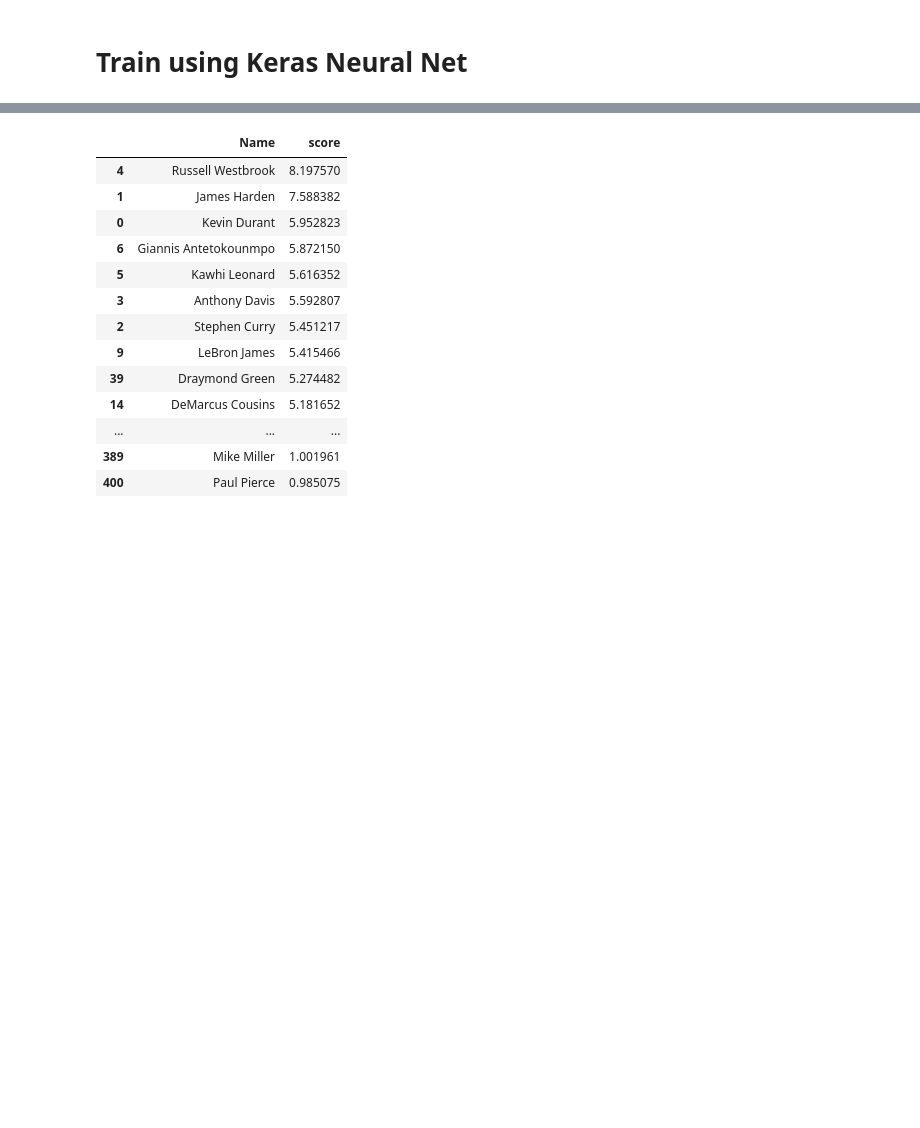
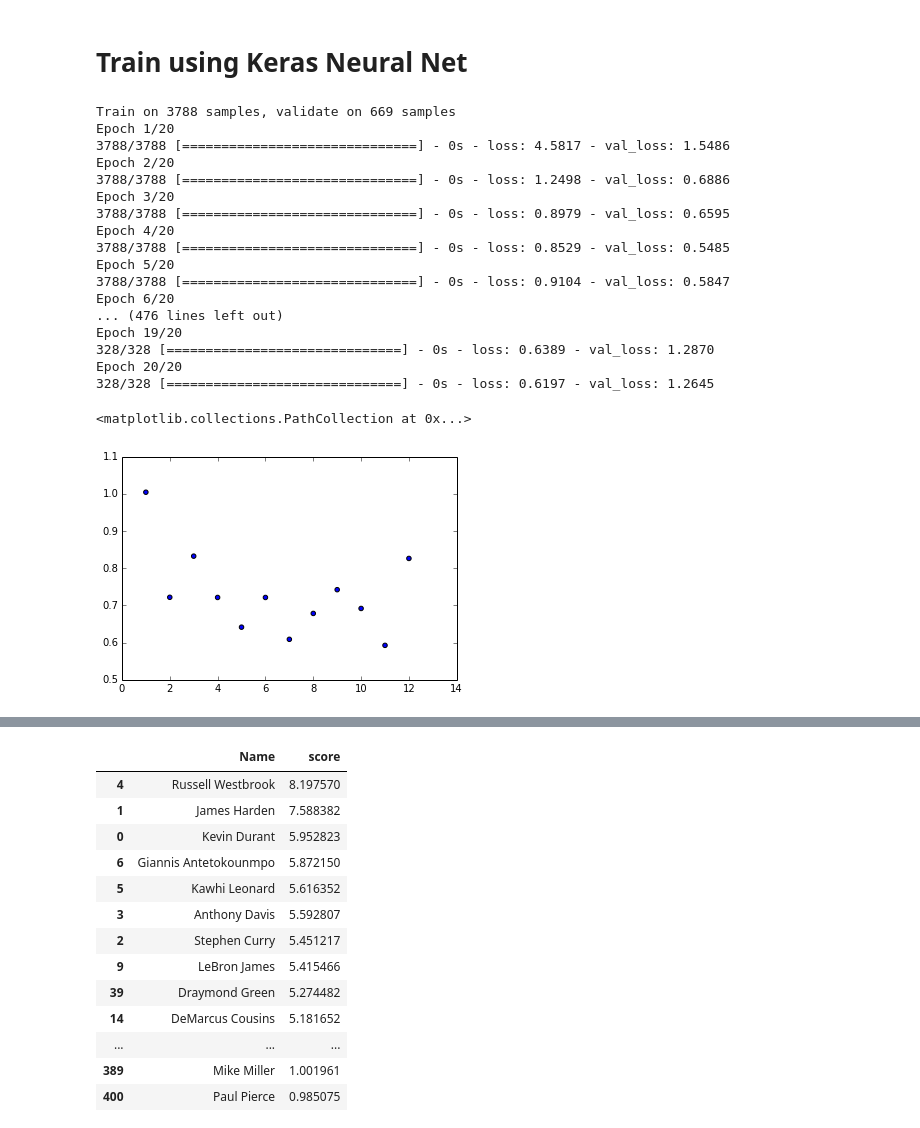
Before and after one commit to benholtzmansmith/fantasy-basketball, a Jupyter notebook: FantasyBasketball.ipynb, the cells around one changed output, grey strips where cells are left out. Drawn from its saved outputs; the diff is of its cells as text; code cells hidden in the pictures; blank space fills up the shorter version.

```diff
--- a/FantasyBasketball.ipynb
+++ b/FantasyBasketball.ipynb
@@ -235,5 +329,66 @@ mean_squared_error(y_test, y_pred)
 # %% [markdown]
 # Train using Keras Neural Net
+# %%
+import numpy
+import pandas
+from keras.layers import Dense
+from keras.layers import Input
+from keras.models import Model
+
+
+ranges = [range(x, 2016) for x in range(2004, 2016)]
+error = []
+for aRange in ranges:
+    player_stats_by_year = []
+    for year in aRange:
+        thisYear = pd.read_csv('normalized_monster_players_with_ranks_'+str(year)+".xls")
+        nextYear = pd.read_csv('normalized_monster_players_with_ranks_'+str(year+1)+".xls")
+        scores_next_year = nextYear[['Name', y_target]]
+        renamed_scores = scores_next_year.rename(index=str, columns={y_target: "y"})
+        merged = pd.merge(thisYear, renamed_scores, on='Name')
+        years = [year+1] * merged.shape[0]
+        merged['year'] = years
+        player_stats_by_year.append(merged)
+    all_player_data = pd.concat(player_stats_by_year)
+    X = all_player_data
+    y = all_player_data['y']
+    X_train, X_test, y_train, y_test = train_test_split(X, y, test_size=0.25, random_state=42)
+    X_train_features = X_train[features]
+    X_test_features = X_test[features]
+    inputs = Input(shape=(shape,))
+    hidden1 = Dense(10,init='normal', activation='relu')(inputs)
+    predictions = Dense(1, init='normal')(hidden1)
+    model = Model(input=inputs, output=predictions)
+    model.compile(loss='mean_squared_error', optimizer='adam')
+    model.fit(X[features].as_matrix(), y,
+              nb_epoch=20,
+              validation_split=.15)
+    y_pred = [model.predict(np.array(row).reshape(1, 99))[0][0] for label,row in X_test_features.iterrows()]
+    mse = mean_squared_error(y_test, y_pred)
+    error.append((len(aRange), mse))
+iters = zip(*error)[0]
+mse = zip(*error)[1]
+plt.scatter(x=iters, y=mse)
+# %% [output]
+Train on 3788 samples, validate on 669 samples
+Epoch 1/20
+3788/3788 [==============================] - 0s - loss: 4.5817 - val_loss: 1.5486
+Epoch 2/20
+3788/3788 [==============================] - 0s - loss: 1.2498 - val_loss: 0.6886
+Epoch 3/20
+3788/3788 [==============================] - 0s - loss: 0.8979 - val_loss: 0.6595
+Epoch 4/20
+3788/3788 [==============================] - 0s - loss: 0.8529 - val_loss: 0.5485
+Epoch 5/20
+3788/3788 [==============================] - 0s - loss: 0.9104 - val_loss: 0.5847
+Epoch 6/20
+... (476 lines left out)
+Epoch 19/20
+328/328 [==============================] - 0s - loss: 0.6389 - val_loss: 1.2870
+Epoch 20/20
+328/328 [==============================] - 0s - loss: 0.6197 - val_loss: 1.2645
+<matplotlib.collections.PathCollection at 0x...>
+[figure, added]
 # %%
 import numpy
 import pandas
```
Also changed, not shown: parts of 12 cells of this notebook.
